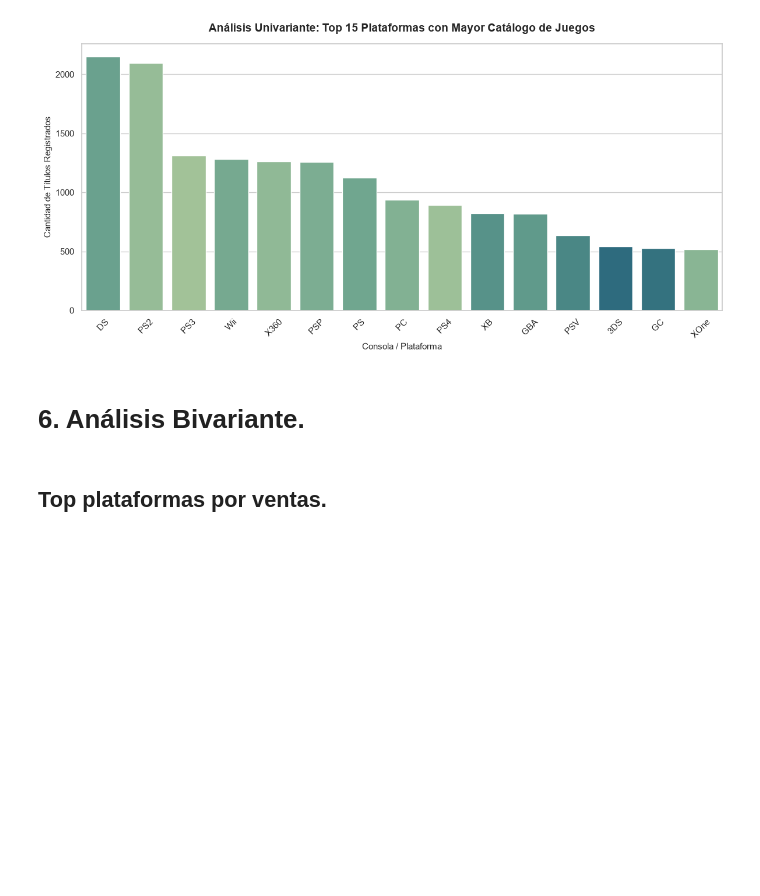
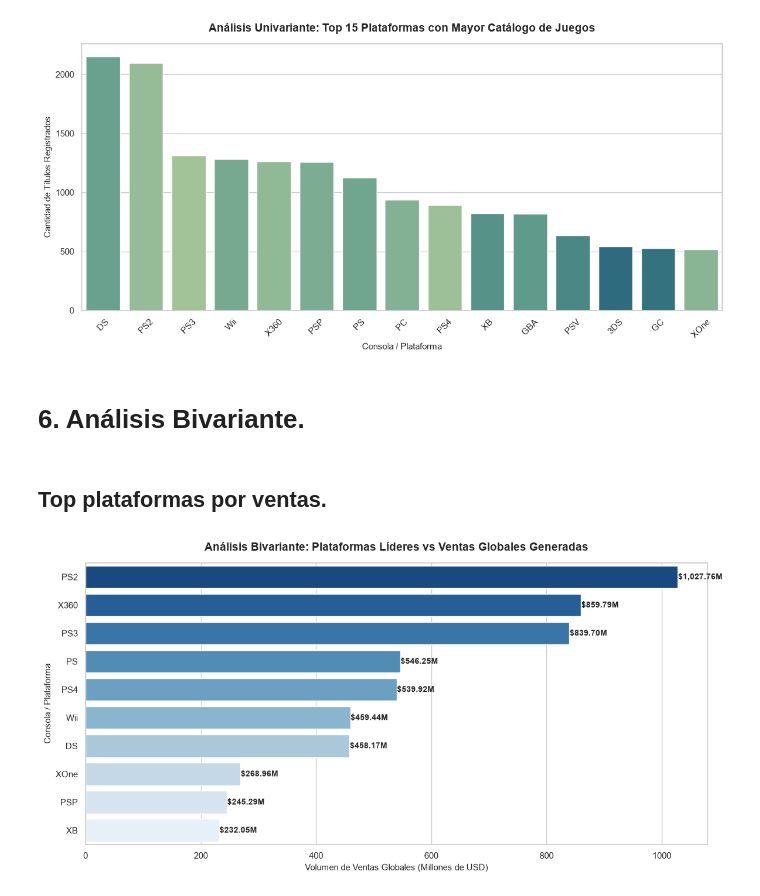
Before and after one commit to alvarodc093-pixel/Eda-Games, a Jupyter notebook: Notebook/Preprocesamiento.ipynb, the cells around one changed output. Saved outputs shown, nothing was run; the diff lists cells and outputs as text; code cells hidden in the pictures; blank space fills up the shorter version.

Commit message:
Análisis Bivariante.
Hacemos un estudio del top de plataformas por ventas.

```diff
--- a/Notebook/Preprocesamiento.ipynb
+++ b/Notebook/Preprocesamiento.ipynb
@@ -117,7 +117,7 @@ print(f" Filas completamente idénticas detectadas: {duplicados_totales}")
 # %%
 if duplicados_totales > 0:
     # Eliminar duplicados
-    df_cleaned = df_raw.drop_duplicates(keep='first')
+    df_cleaned = df.drop_duplicates(keep='first')
     print(f" han eliminado {duplicados_totales} filas redundantes.")
     print(f"Dimensiones actuales del dataset: {df_cleaned.shape[0]} filas.")
 else:
@@ -315,3 +315,48 @@ plt.show()
 # 6. Análisis Bivariante.
 # %% [markdown]
 ## Top plataformas por ventas.
+# %%
+plt.figure(figsize=(12, 6))
+
+# Cruza dos variables: 'console' (Categórica) vs 'total_sales' (Numérica)
+top_consoles = (
+    df.groupby("console")["total_sales"]
+    .sum()
+    .sort_values(ascending=False)
+    .head(10)
+    .reset_index()
+)
+
+sns.barplot(
+    data=top_consoles,
+    x="total_sales",
+    y="console",
+    palette="Blues_r",
+    hue="console",
+    legend=False,
+)
+
+plt.title(
+    "Análisis Bivariante: Plataformas Líderes vs Ventas Globales Generadas",
+    fontsize=14,
+    fontweight="bold",
+    pad=15,
+)
+plt.xlabel("Volumen de Ventas Globales (Millones de USD)", fontsize=11)
+plt.ylabel("Consola / Plataforma", fontsize=11)
+
+for index, value in enumerate(top_consoles["total_sales"]):
+    plt.text(
+        value + 0.5,
+        index,
+        f"${value:,.2f}M",
+        va="center",
+        ha="left",
+        fontsize=10,
+        fontweight="semibold",
+    )
+
+plt.tight_layout()
+plt.show()
+# %% [output]
+[figure, added]
```
